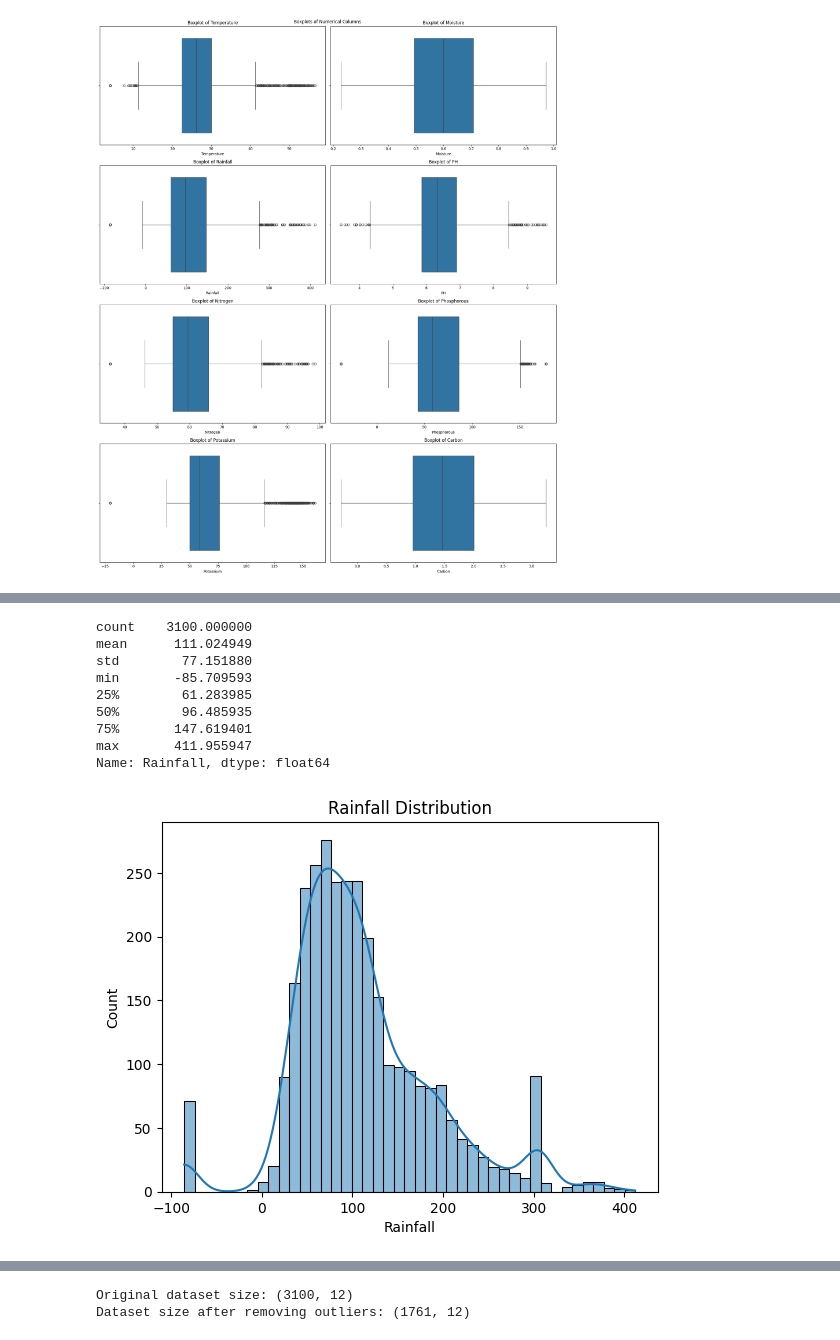
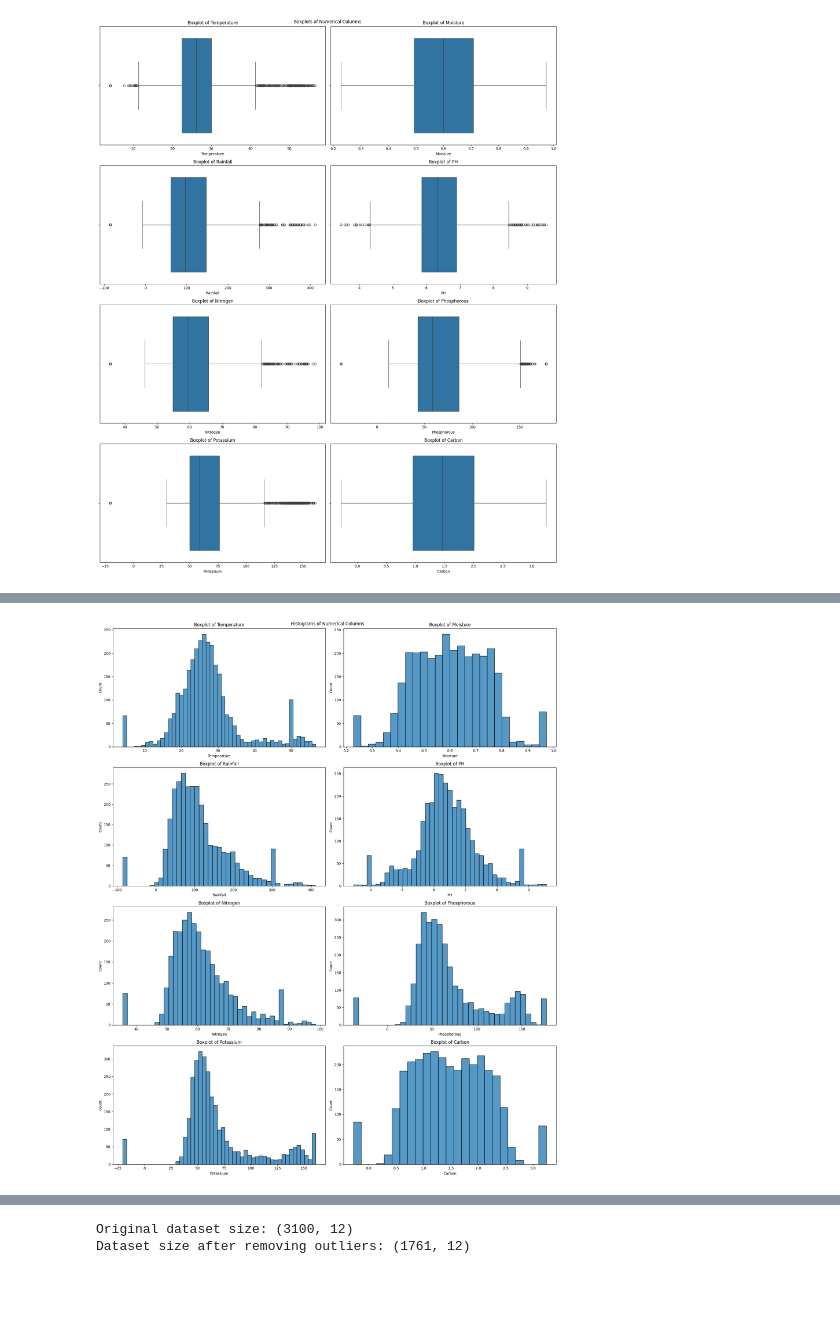
Before and after one commit to Caramel-Labs/pohora.lk, a Jupyter notebook: notebooks/FertilizerRecommendation.ipynb, the cells around one changed output, grey strips where cells are left out. Drawn from its saved outputs; the diff is of its cells as text; code cells hidden in the pictures; blank space fills up the shorter version.

```diff
--- a/notebooks/FertilizerRecommendation.ipynb
+++ b/notebooks/FertilizerRecommendation.ipynb
@@ -19,6 +21,6 @@ from sklearn.metrics import accuracy_score, confusion_matrix, classification_rep
 from sklearn.model_selection import cross_val_score, StratifiedKFold
 # %%
-df = pd.read_csv('fertilizer_dataset.csv')
+df = pd.read_csv(r'../data/fertilizer_dataset.csv')
 # %%
 df.info()
 # %% [output]
@@ -144,9 +150,3 @@ plt.show()
 # %% [output]
 Numerical columns for outlier analysis: ['Temperature', 'Moisture', 'Rainfall', 'PH', 'Nitrogen', 'Phosphorous', 'Potassium', 'Carbon']
 [figure]
-# %%
-for col in numerical_cols:
-    plt.figure(figsize=(8, 4))
-    sns.boxplot(x=df[col])
-    plt.title(f'Boxplot of {col}')
-    plt.show()
@@ -162,16 +153,13 @@ for col in numerical_cols:
 # %%
-print(df['Rainfall'].describe())
-sns.histplot(df['Rainfall'], kde=True)
-plt.title('Rainfall Distribution')
+plt.figure(figsize=(18,22))
+
+for i, col in enumerate(numerical_cols):
+    plt.subplot(4, 2, i+1)
+    sns.histplot(x=df[col])
+    plt.title(f'Boxplot of {col}')
+    plt.tight_layout()
+plt.suptitle('Histograms of Numerical Columns')
+plt.tight_layout()
 plt.show()
 # %% [output]
-count    3100.000000
-mean      111.024949
-std        77.151880
-min       -85.709593
-25%        61.283985
-50%        96.485935
-75%       147.619401
-max       411.955947
-Name: Rainfall, dtype: float64
-[figure, old version]
+[figure, new version]
```
Also changed, not shown: parts of 30 cells of this notebook, 3 other files.
